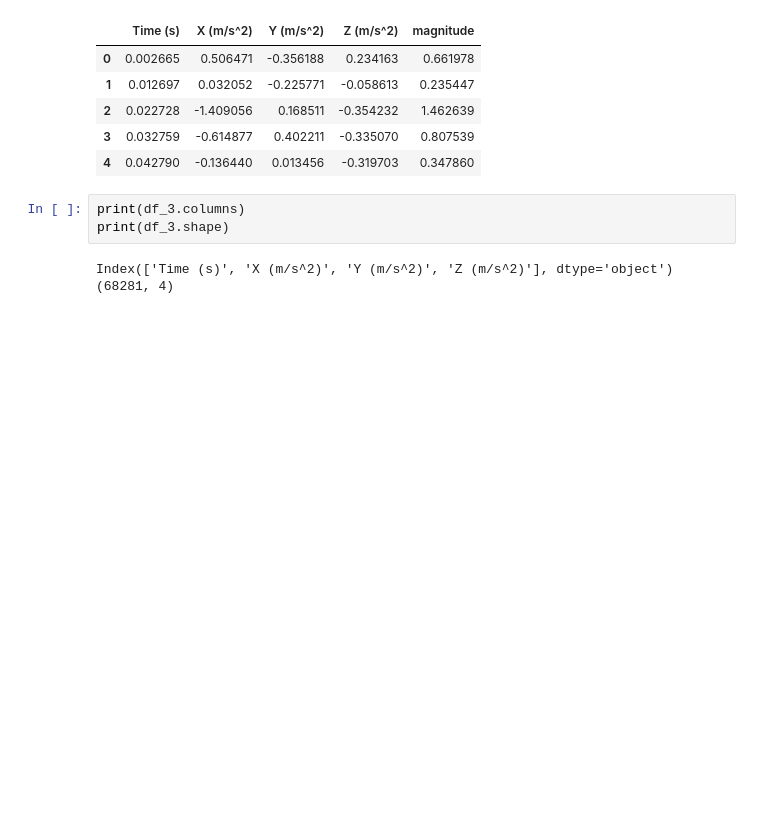
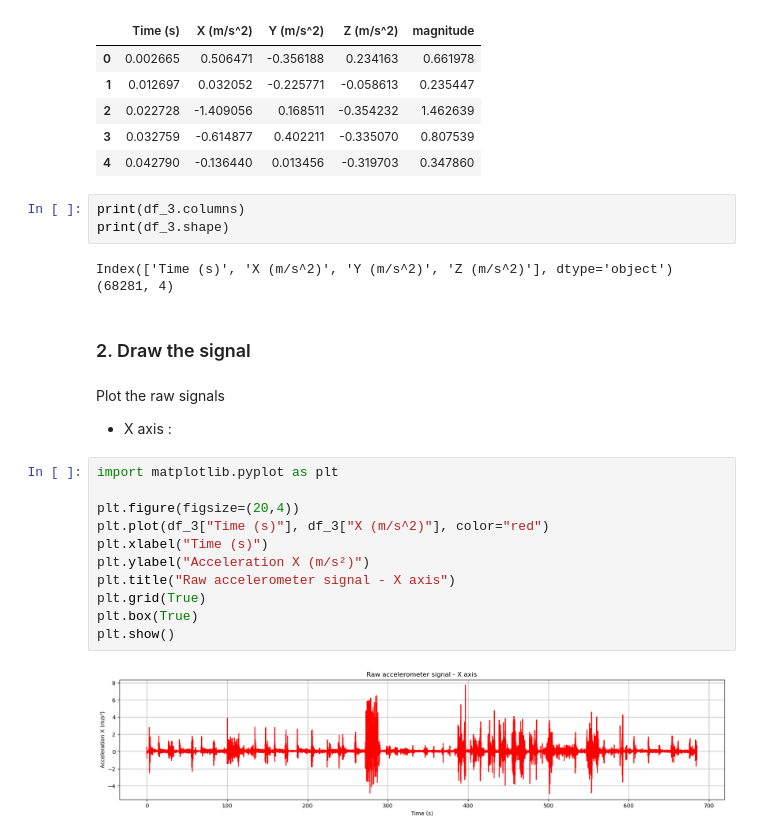
Before and after one commit to zemmahisofi-byte/Projet_R_Python, a Jupyter notebook: Projet_python/main.ipynb, the cells around one changed output. Saved outputs shown, nothing was run; the diff lists cells and outputs as text; blank space fills up the shorter version.

Commit message:
Update main.ipynb
Draw the signal for day 3

```diff
--- a/Projet_python/main.ipynb
+++ b/Projet_python/main.ipynb
@@ -1151,3 +1151,21 @@ print(df_3.shape)
 # %% [output]
 Index(['Time (s)', 'X (m/s^2)', 'Y (m/s^2)', 'Z (m/s^2)'], dtype='object')
 (68281, 4)
+# %% [markdown]
+### 2. Draw the signal
+# %% [markdown]
+Plot the raw signals
+- X axis :
+# %%
+import matplotlib.pyplot as plt
+
+plt.figure(figsize=(20,4))
+plt.plot(df_3["Time (s)"], df_3["X (m/s^2)"], color="red")
+plt.xlabel("Time (s)")
+plt.ylabel("Acceleration X (m/s²)")
+plt.title("Raw accelerometer signal - X axis")
+plt.grid(True)
+plt.box(True)
+plt.show()
+# %% [output]
+[figure, added]
```
Also changed, not shown: parts of 5 cells of this notebook.
